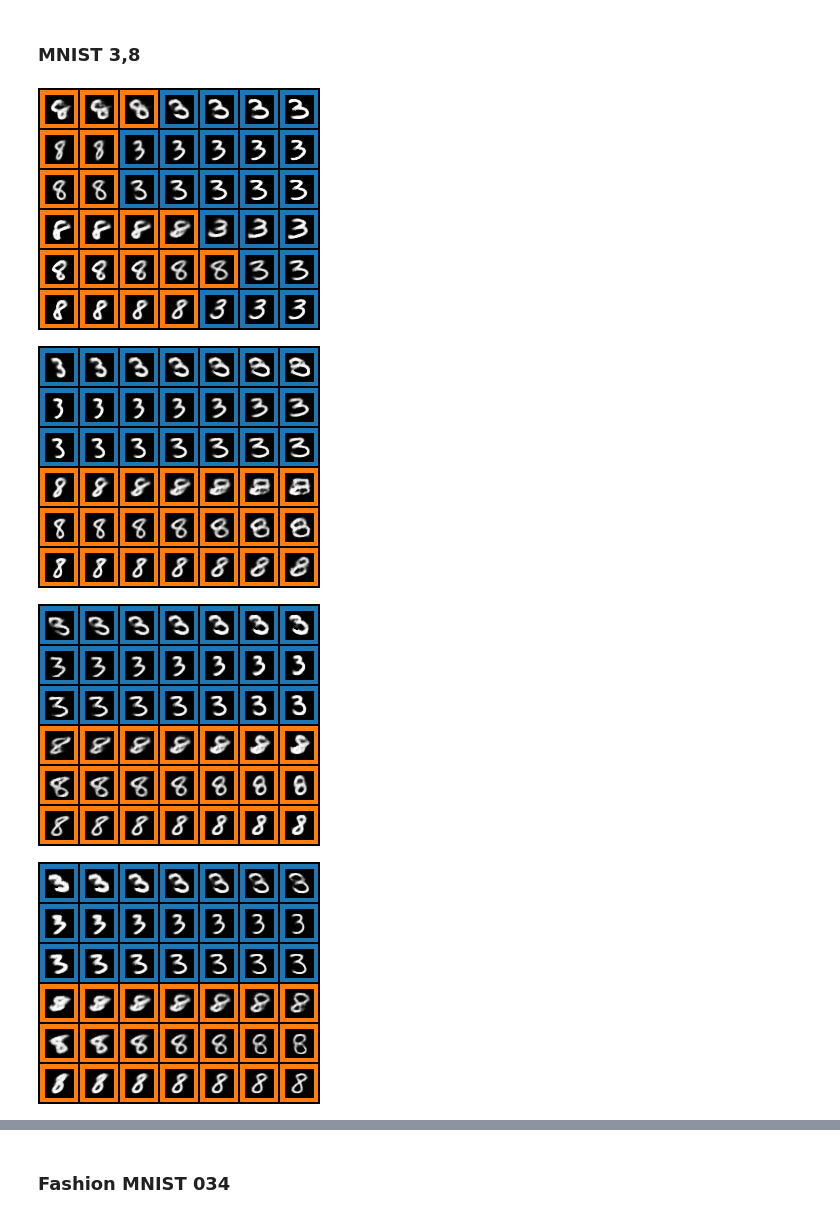
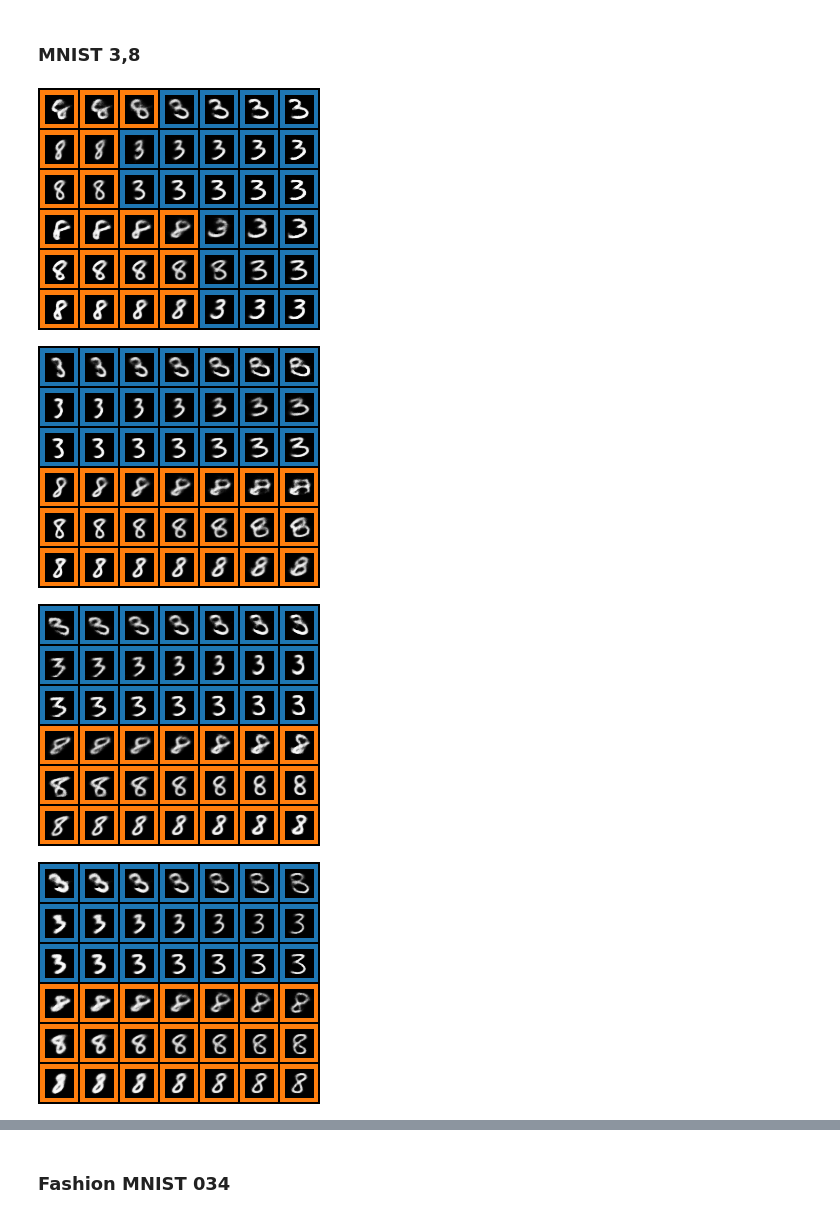
Before and after one commit to FrisoVerweij/FACT, a Jupyter notebook: results_walkthrough.ipynb, the cells around one changed output, grey strips where cells are left out. Cells and saved outputs as stored; diff of their text form; code cells hidden in the pictures.

Commit message:
added fashion mnist model

```diff
--- a/results_walkthrough.ipynb
+++ b/results_walkthrough.ipynb
@@ -16,7 +16,7 @@ from callbacks.generators import *
 import torchvision
 from IPython.display import Image
 # %%
-def prepare_config(path_to_config):
+def prepare_config(path_to_config, local=False):
     '''
     Prepares the config such that it can be used in this file
 
@@ -24,7 +24,8 @@ def prepare_config(path_to_config):
 
     config = yaml.load(open(path_to_config, "r"), Loader=Loader)
     config = to_vae_config(config)
-    config['save_dir'] = './pretrained_models/'
+    if not local:
+        config['save_dir'] = './pretrained_models/'
     config = prepare_variables_pl(config)
     return config
 
@@ -37,8 +38,8 @@ def show_experiment_results(config):
     train_loader, val_loader = select_dataloader(config)
     x_val = get_x_vals(val_loader, n_classes=config['number_of_classes'],
                    n_for_each_class=config['n_samples_each_class'])
-    samples = create_samples(x_val, model)
-    grids = create_latent_grids(samples, config["z_dim"])
+    samples = create_samples(x_val, model, show_prob=config['show_probs'])
+    grids = create_latent_grids(samples, config["z_dim"], )
     imgs = []
     for grid in grids:
         tensor = grid.cpu()
@@ -48,11 +49,11 @@ def show_experiment_results(config):
 # %% [markdown]
 ### MNIST 3,8
 # %%
-mnist_38_config_path = 'config/mnist_3_8_final.yml'
+mnist_38_config_path = 'config/mnist_3_8.yml'
 config = prepare_config(mnist_38_config_path)
 show_experiment_results(config)
 # %% [output]
-[figure, old version]
+[figure, new version]
-[figure, old version]
+[figure, new version]
-[figure, old version]
+[figure, new version]
-[figure, old version]
+[figure, new version]
```
Also changed, not shown: parts of 4 cells of this notebook, 6 other files.
